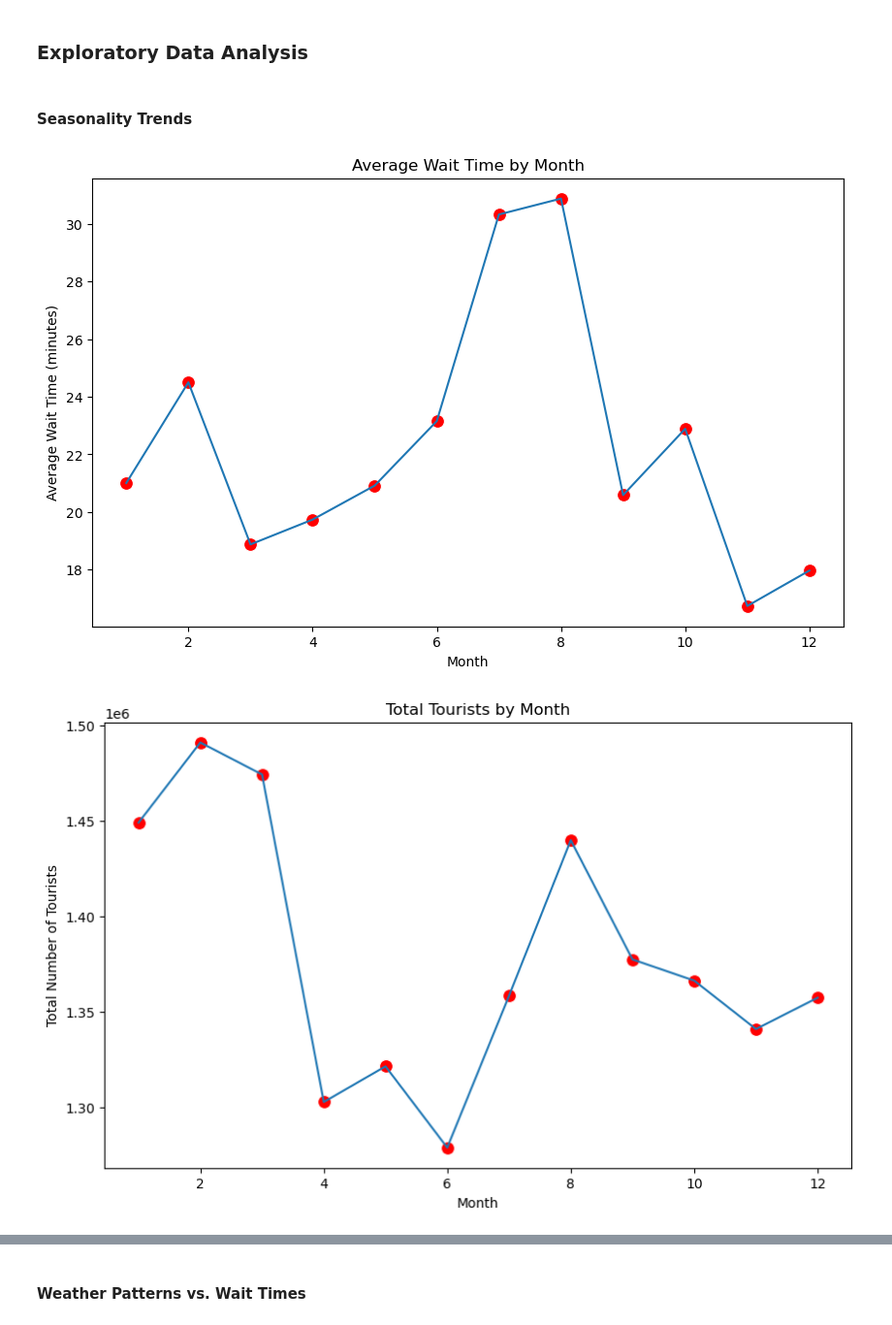
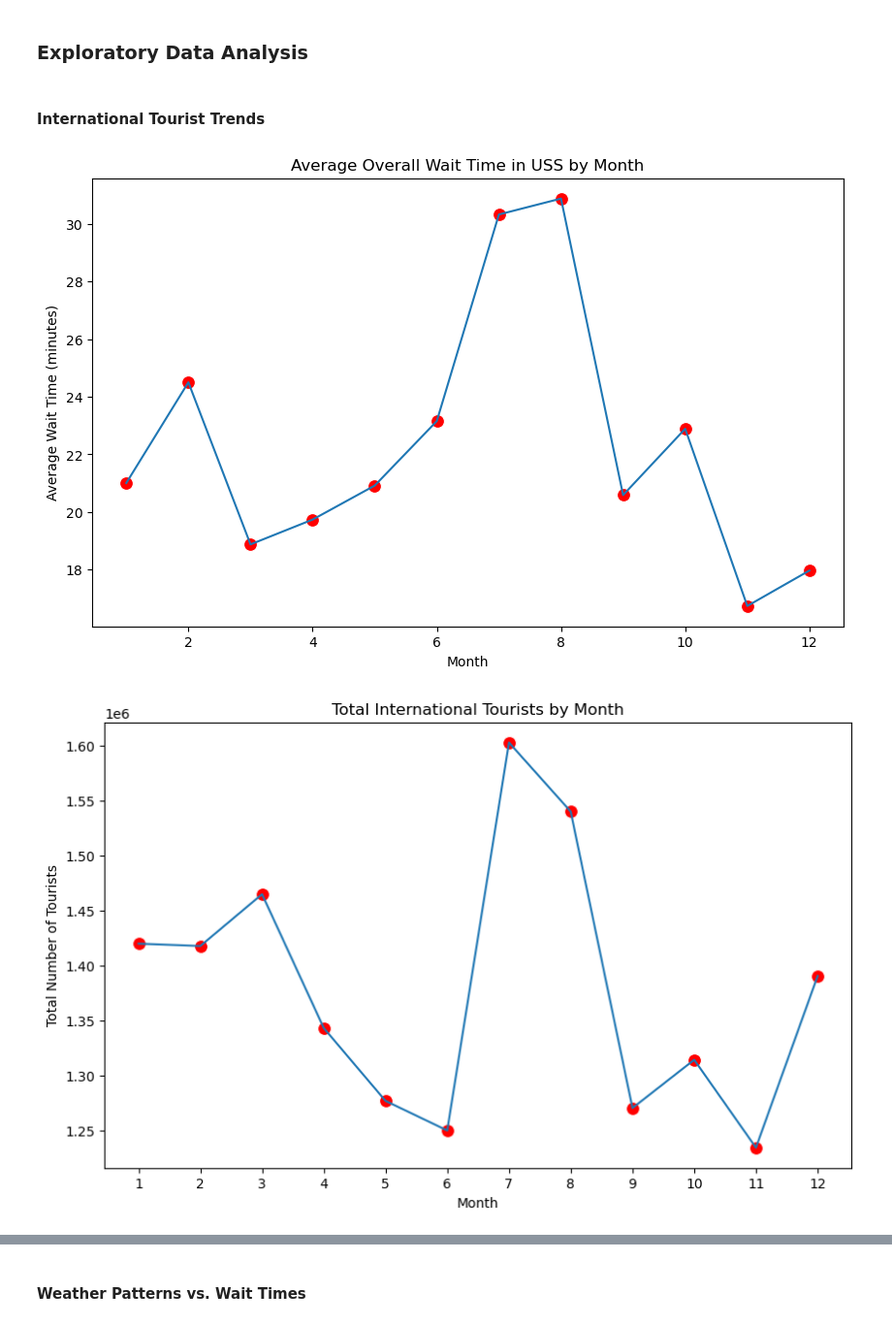
Before and after one commit to dimsumws/DSA3101-Group5, a Jupyter notebook: external_factors_analysis/analysis.ipynb, the cells around one changed output, grey strips where cells are left out. Shown at 97% size. Drawn from its saved outputs; the diff is of its cells as text; code cells hidden in the pictures.

```diff
--- a/external_factors_analysis/analysis.ipynb
+++ b/external_factors_analysis/analysis.ipynb
@@ -8,5 +11,8 @@ import seaborn as sns
 ### Getting Required Data
 # %%
 tourism = pd.read_csv('../data/singapore_tourism_data/Final/tourism.csv')
+tourism['year_month'] = pd.to_datetime(tourism['year_month'])
+tourism['no_of_visitors'] = pd.to_numeric(tourism['no_of_visitors'], errors='coerce').fillna(0).astype(int)
 display(tourism.head())
+print(tourism.info())
 # %% [output]
@@ -80,7 +130,7 @@ display(public_holidays.head())
 # %% [markdown]
 ### Exploratory Data Analysis
 # %% [markdown]
-#### Seasonality Trends
+#### International Tourist Trends
 # %%
 wait_time_month = wait_time
 # Ensure that date is in datetime format
@@ -94,35 +144,40 @@ wait_time_month = wait_time_month.groupby('month')['wait_time'].mean().reset_ind
 fig, ax = plt.subplots(figsize=(10, 6))
 sns.lineplot(data=wait_time_month, x='month', y='wait_time', ax=ax)
 sns.scatterplot(data=wait_time_month, x='month', y='wait_time', ax=ax, color='red', s=100)
-ax.set_title('Average Wait Time by Month')
+ax.set_title('Average Overall Wait Time in USS by Month')
 ax.set_xlabel('Month')
 ax.set_ylabel('Average Wait Time (minutes)')
 plt.show()
 # %% [output]
-[figure, old version]
+[figure, new version]
 # %%
+import pandas as pd
+import matplotlib.pyplot as plt
+import seaborn as sns
+
 # Filter for 'Total International Visitor Arrivals By Inbound Tourism Markets'
-tourism_total_2024 = tourism[tourism['DataSeries'] == 'Total International Visitor Arrivals By Inbound Tourism Markets'].copy()
+tourism_total_2024 = tourism[tourism['Region/Country'] == 'Total International Visitor Arrivals By Inbound Tourism Markets'].copy()
 
 # Drop the 'DataSeries' column
-tourism_total_2024 = tourism_total_2024.drop(columns=['DataSeries'])
-
-# Ensure 'year_month' is in datetime format
-tourism_total_2024['year_month'] = pd.to_datetime(tourism_total_2024['year_month'], format='%Y%b')
+tourism_total_2024 = tourism_total_2024.drop(columns=['Region/Country'])
 
 # Filter for entries in the year 2024
 tourism_total_2024 = tourism_total_2024[tourism_total_2024['year_month'].dt.year == 2024]
 
 # Extract the month
 tourism_total_2024['month'] = tourism_total_2024['year_month'].dt.month
+tourism_total_2024 = tourism_total_2024.drop(columns=['year_month'])
+tourism_total_2024 = tourism_total_2024.sort_values(by='month')
 
+# Plotting
 fig, ax = plt.subplots(figsize=(10, 6))
-sns.lineplot(data=tourism_total_2024, x='month', y='no_of_visitors', ax=ax)
-sns.scatterplot(data=tourism_total_2024, x='month', y='no_of_visitors', ax=ax, color='red', s=100)
-ax.set_title('Total Tourists by Month')
+sns.lineplot(data=tourism_total_2024, x='month', y = "no_of_visitors", ax=ax)
+sns.scatterplot(data=tourism_total_2024, x='month', y = "no_of_visitors", ax=ax, color='red', s=100)
+ax.set_title('Total International Tourists by Month')
 ax.set_xlabel('Month')
 ax.set_ylabel('Total Number of Tourists')
+ax.set_xticks(range(1, 13))  # Ensure all months are shown on the x-axis
 plt.show()
 # %% [output]
-[figure, old version]
+[figure, new version]
 # %% [markdown]
```
Also changed, not shown: parts of 12 cells of this notebook, 25 other files.
